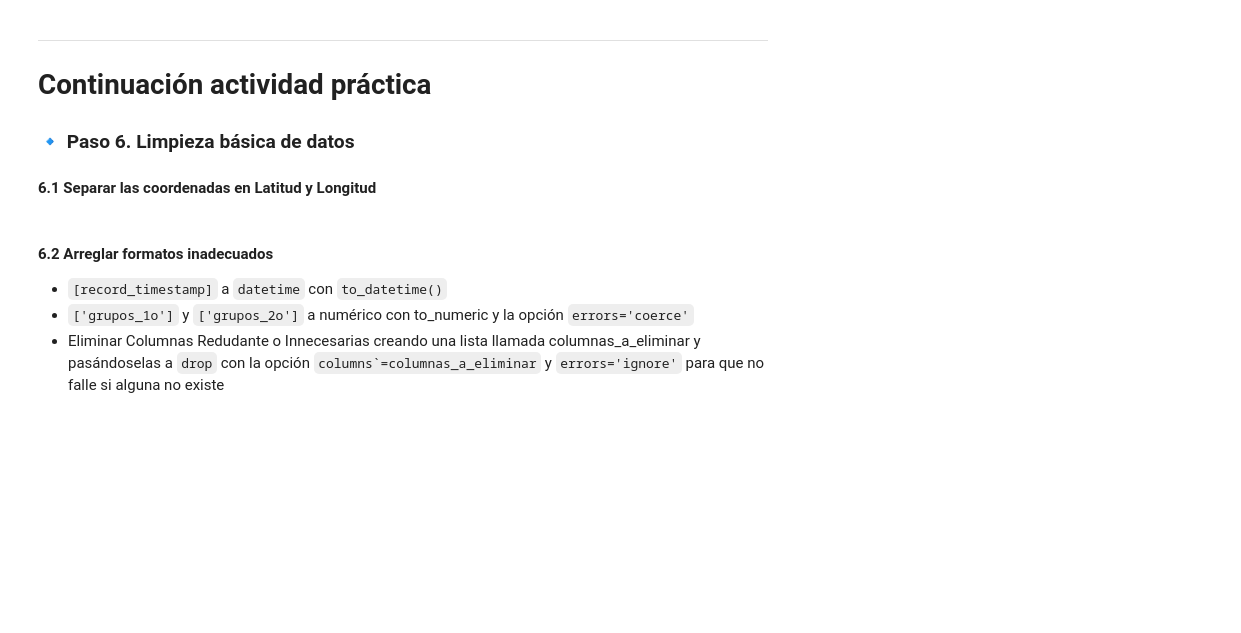
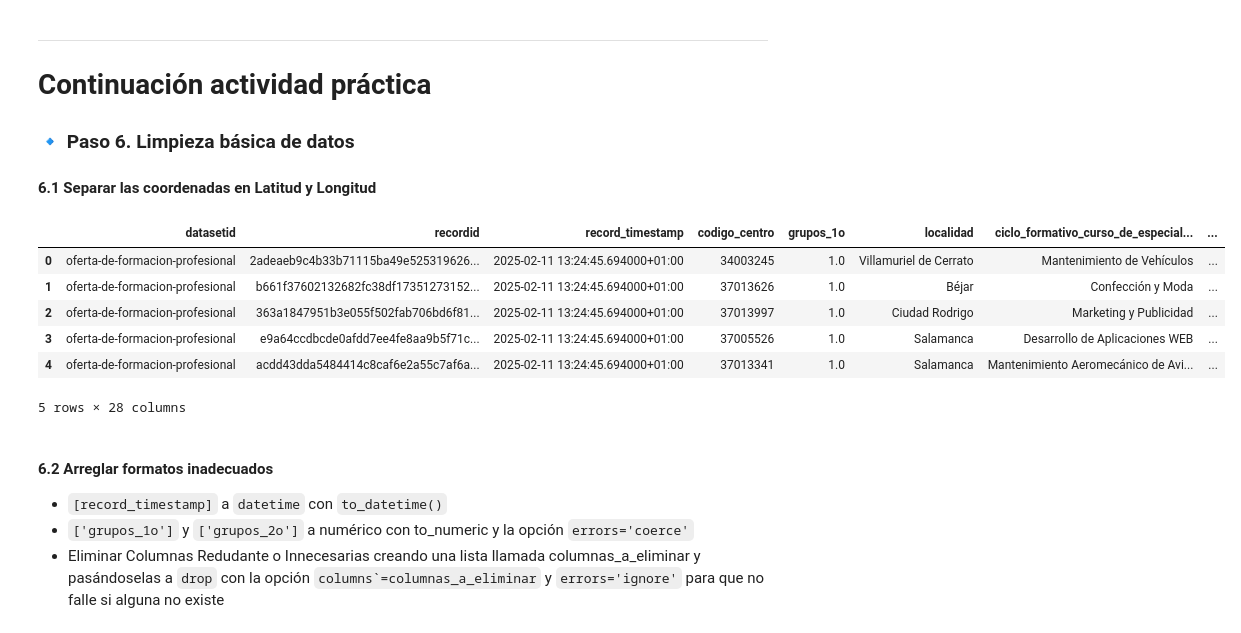
Before and after one commit to Ciclo-Especializacion-IA-y-BigData/actividad-numpy-y-pandas-KevinSilvares, a Jupyter notebook: Tutorial_Pandas.ipynb, the cells around one changed output. Cells and saved outputs as stored; diff of their text form; code cells hidden in the pictures; blank space fills up the shorter version.

Commit message:
Avance en actividades de pandas

```diff
--- a/Tutorial_Pandas.ipynb
+++ b/Tutorial_Pandas.ipynb
@@ -1575,0 +1570,9 @@ Filas y columnas: (1294, 5)
+# %%
+import requests
+import pandas as pd
+
+# Lo descargo y lo abro en local porque me está dando problemas con la red del instituto
+json = "/workspaces/actividad-numpy-y-pandas-KevinSilvares/oferta-de-formacion-profesional.json"
+
+df_temp = pd.read_json(json)
+print(df_temp.head())
@@ -1576,2 +1597,5 @@ Filas y columnas: (1294, 5)
 # %% [markdown]
 ### 🔹 Paso 2. Creamos un nuevo DataFrame solo con los datos de la columna ``['fields']`` con ``json_normalize``
+# %%
+df_fields = pd.json_normalize(df_temp["fields"])
+print(df)
@@ -1578,2 +1620,5 @@ Filas y columnas: (1294, 5)
 # %% [markdown]
 ### 🔹 Paso 3. Aplanamos ahora la columna geomerty en otro dataframe
+# %%
+df_geometry = pd.json_normalize(df_temp["geometry"])
+print(df_geometry.info())
@@ -1580,2 +1636,9 @@ Filas y columnas: (1294, 5)
 # %% [markdown]
 ### 🔹 Paso 4. Ahora unimos con ``concat`` el DataFrame original (sin las columnas anidadas usando ``drop`` en el eje 1) con los nuevos DataFrames aplanados también en el eje 1 .
+# %%
+df_plano = pd.concat([
+    df_temp.drop(["fields", "geometry"], axis = 1),
+    df_fields,
+    df_geometry
+    ], axis = 1)
+print(df_plano)
@@ -2320,7 +2420,16 @@ Name: Duration, dtype: float64
 #### 6.1 Separar las coordenadas en Latitud y Longitud
 # %%
 # Cambiar df_plano por el nombre de tu dataframe
-# df_plano[['latitud', 'longitud']] = pd.DataFrame(df_plano['localizacion'].tolist(), index=df_plano.index)
+df_plano[['latitud', 'longitud']] = pd.DataFrame(df_plano['localizacion'].tolist(), index=df_plano.index)
+df_plano.head()
+# %% [output]
+|  | datasetid | recordid | record_timestamp | codigo_centro | grupos_1o | localidad | ciclo_formativo_curso_de_especial... | ... |
+| 0 | oferta-de-formacion-profesional | 2adeaeb9c4b33b71115ba49e525319626... | 2025-02-11 13:24:45.694000+01:00 | 34003245 | 1.0 | Villamuriel de Cerrato | Mantenimiento de Vehículos | ... |
+| 1 | oferta-de-formacion-profesional | b661f37602132682fc38df17351273152... | 2025-02-11 13:24:45.694000+01:00 | 37013626 | 1.0 | Béjar | Confección y Moda | ... |
+| 2 | oferta-de-formacion-profesional | 363a1847951b3e055f502fab706bd6f81... | 2025-02-11 13:24:45.694000+01:00 | 37013997 | 1.0 | Ciudad Rodrigo | Marketing y Publicidad | ... |
+| 3 | oferta-de-formacion-profesional | e9a64ccdbcde0afdd7ee4fe8aa9b5f71c... | 2025-02-11 13:24:45.694000+01:00 | 37005526 | 1.0 | Salamanca | Desarrollo de Aplicaciones WEB | ... |
+| 4 | oferta-de-formacion-profesional | acdd43dda5484414c8caf6e2a55c7af6a... | 2025-02-11 13:24:45.694000+01:00 | 37013341 | 1.0 | Salamanca | Mantenimiento Aeromecánico de Avi... | ... |
+5 rows × 28 columns
 # %% [markdown]
 #### 6.2 Arreglar formatos inadecuados
 
```
Also changed, not shown: parts of 19 cells of this notebook, 1 other file.
